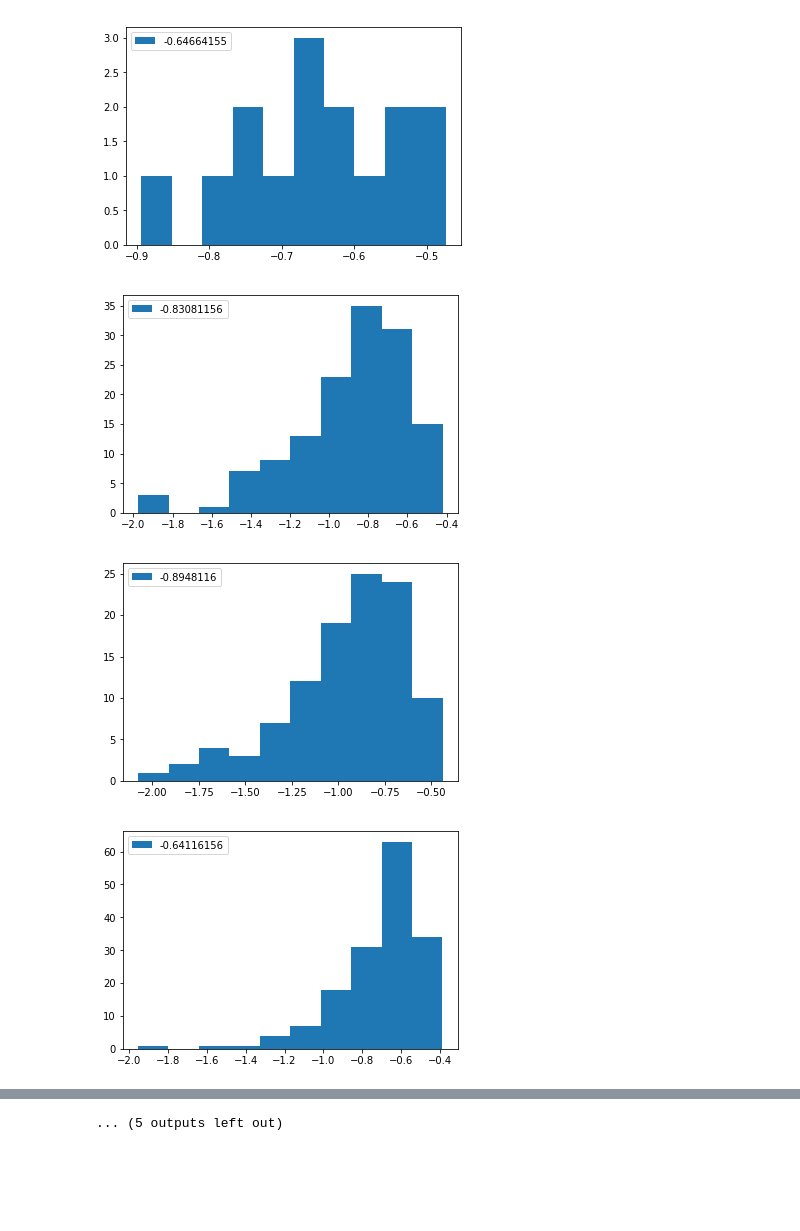
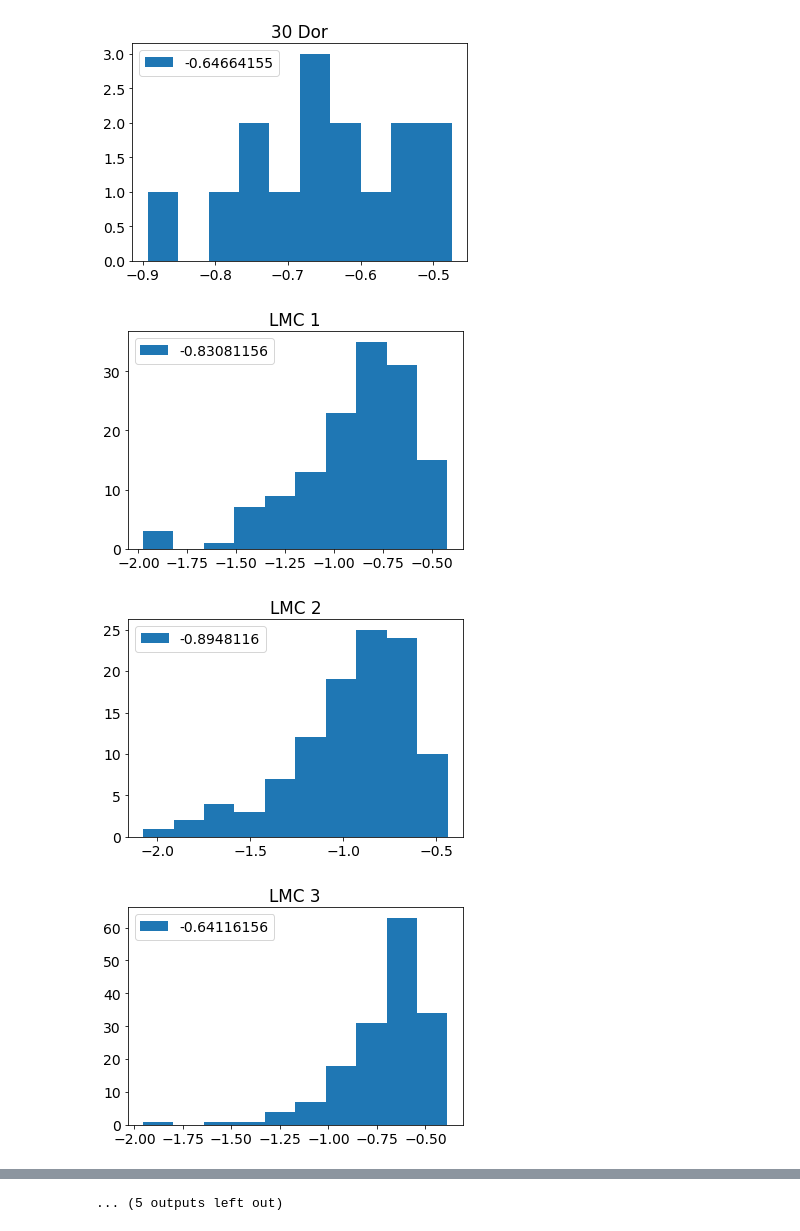
Before and after one commit to JoshuaPovick/depLMC_Structure, a Jupyter notebook: LMC_Structure.ipynb, the cells around one changed output, grey strips where cells are left out. Drawn from its saved outputs; the diff is of its cells as text; code cells hidden in the pictures; blank space fills up the shorter version.

```diff
--- a/LMC_Structure.ipynb
+++ b/LMC_Structure.ipynb
@@ -737,89 +689,106 @@ LMC1:  [ 1.43550e+01 -9.99999e+05 -9.99999e+05 -9.99999e+05  1.43550e+01
 #30Dor
 plt.hist(clndr16['FE_H'][dor30],label=str(np.median(clndr16['FE_H'][dor30])))
 plt.legend(loc='upper left')
+plt.title(r'30 Dor')
 plt.show()
 
 #LMC1
 plt.hist(clndr16['FE_H'][lmc1],label=str(np.median(clndr16['FE_H'][lmc1])))
 plt.legend(loc='upper left')
+plt.title(r'LMC 1')
 plt.show()
 
 #LMC2
 plt.hist(clndr16['FE_H'][lmc2],label=str(np.median(clndr16['FE_H'][lmc2])))
 plt.legend(loc='upper left')
+plt.title(r'LMC 2')
 plt.show()
 
 #LMC3
 plt.hist(clndr16['FE_H'][lmc3],label=str(np.median(clndr16['FE_H'][lmc3])))
 plt.legend(loc='upper left')
+plt.title(r'LMC 3')
 plt.show()
 
 #LMC4
 plt.hist(clndr16['FE_H'][lmc4],label=str(np.median(clndr16['FE_H'][lmc4])))
 plt.legend(loc='upper left')
+plt.title(r'LMC 4')
 plt.show()
 
 #LMC5
 plt.hist(clndr16['FE_H'][lmc5],label=str(np.median(clndr16['FE_H'][lmc5])))
 plt.legend(loc='upper left')
+plt.title(r'LMC 5')
 plt.show()
 
 #LMC5
 plt.hist(clndr16['FE_H'][lmc6],label=str(np.median(clndr16['FE_H'][lmc6])))
 plt.legend(loc='upper left')
+plt.title(r'LMC 6')
 plt.show()
 
 #LMC7
 plt.hist(clndr16['FE_H'][lmc7],label=str(np.median(clndr16['FE_H'][lmc7])))
 plt.legend(loc='upper left')
+plt.title(r'LMC 7')
 plt.show()
 
 #LMC8
 plt.hist(clndr16['FE_H'][lmc8],label=str(np.median(clndr16['FE_H'][lmc8])))
 plt.legend(loc='upper left')
+plt.title(r'LMC 8')
 plt.show()
 
 #LMC9
 plt.hist(clndr16['FE_H'][lmc9],label=str(np.median(clndr16['FE_H'][lmc9])))
 plt.legend(loc='upper left')
+plt.title(r'LMC 9')
 plt.show()
 
 #LMC10
 plt.hist(clndr16['FE_H'][lmc10],label=str(np.median(clndr16['FE_H'][lmc10])))
 plt.legend(loc='upper left')
+plt.title(r'LMC 10')
 plt.show()
 
 #LMC11
 plt.hist(clndr16['FE_H'][lmc11],label=str(np.median(clndr16['FE_H'][lmc11])))
 plt.legend(loc='upper left')
+plt.title(r'LMC 11')
 plt.show()
 
 #LMC12
 plt.hist(clndr16['FE_H'][lmc12],label=str(np.median(clndr16['FE_H'][lmc12])))
 plt.legend(loc='upper left')
+plt.title(r'LMC 12')
 plt.show()
 
 #LMC13
 plt.hist(clndr16['FE_H'][lmc13],label=str(np.median(clndr16['FE_H'][lmc13])))
 plt.legend(loc='upper left')
+plt.title(r'LMC 13')
 plt.show()
 
 #LMC14
 plt.hist(clndr16['FE_H'][lmc14],label=str(np.median(clndr16['FE_H'][lmc14])))
 plt.legend(loc='upper left')
+plt.title(r'LMC 14')
 plt.show()
 
 #LMC16
 plt.hist(clndr16['FE_H'][lmc16],label=str(np.median(clndr16['FE_H'][lmc16])))
 plt.legend(loc='upper left')
+plt.title(r'LMC 16')
 plt.show()
 
 #LMC17
 plt.hist(clndr16['FE_H'][lmc17],label=str(np.median(clndr16['FE_H'][lmc17])))
 plt.legend(loc='upper left')
+plt.title(r'LMC 17')
 plt.show()
 # %% [output]
-[figure, old version]
+[figure, new version]
-[figure, old version]
+[figure, new version]
-[figure, old version]
+[figure, new version]
-[figure, old version]
+[figure, new version]
```
Also changed, not shown: parts of 23 cells of this notebook, 3 other files.
